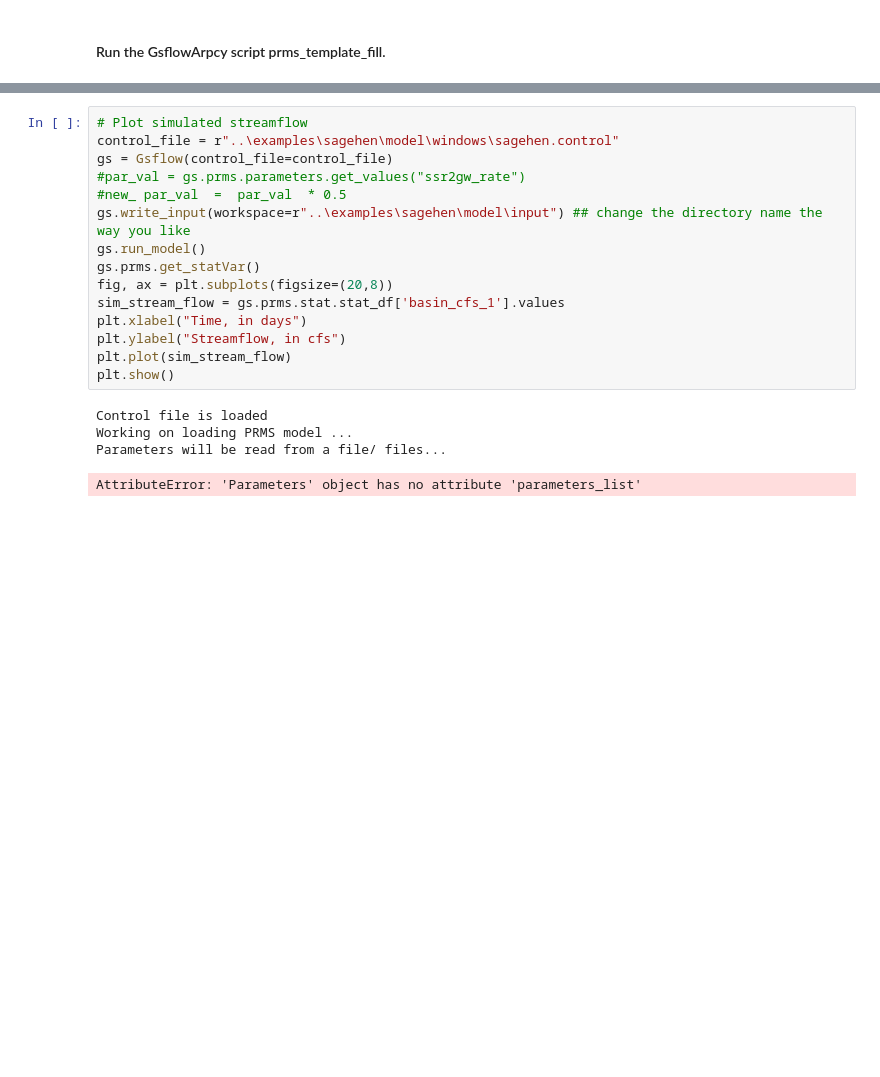
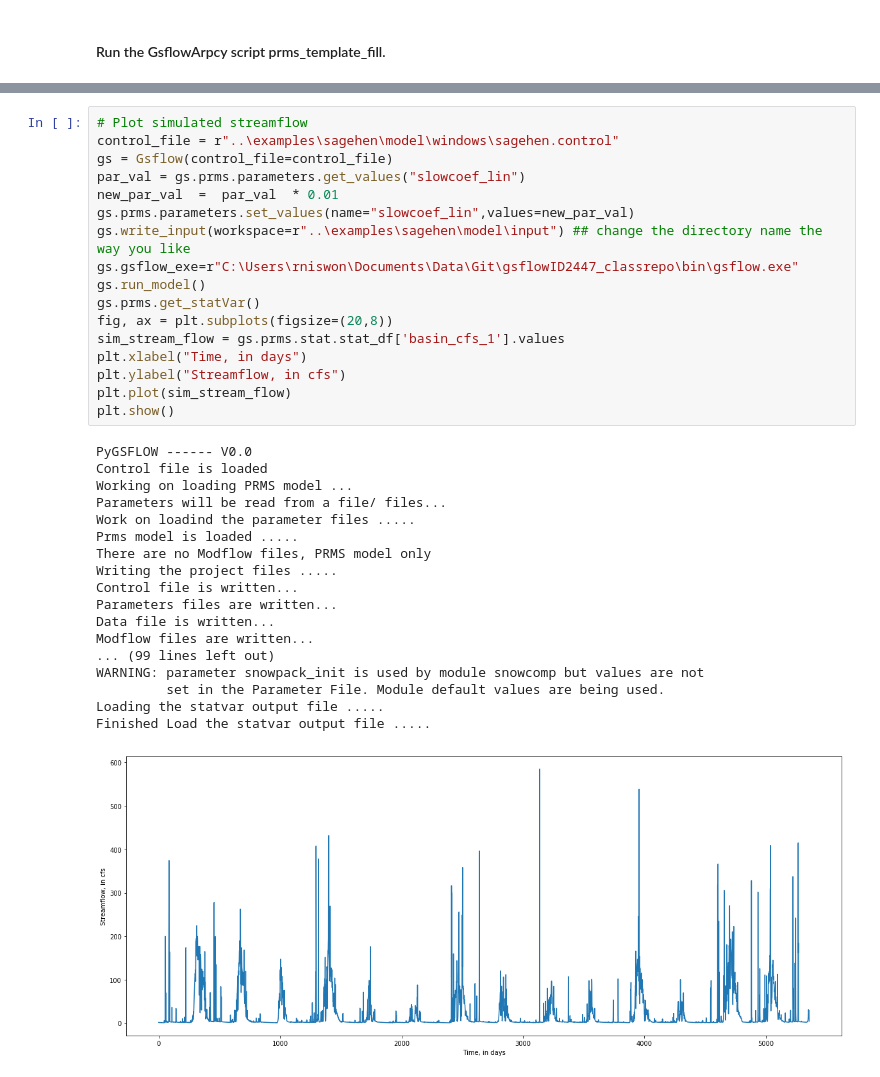
Before and after one commit to rniswon/gsflowID2447_classrepo, a Jupyter notebook: exercises/saghen_prms/notebook/9_impervious_parameters.ipynb, the cells around one changed output, grey strips where cells are left out. Saved outputs shown, nothing was run; the diff lists cells and outputs as text; blank space fills up the shorter version.

Commit message:
all GsflowArcpy notebooks are working including running prms and using pyGSFLOW

```diff
--- a/exercises/saghen_prms/notebook/9_impervious_parameters.ipynb
+++ b/exercises/saghen_prms/notebook/9_impervious_parameters.ipynb
@@ -97,20 +95,36 @@ os.system(cmd)
 # %%
 # Plot simulated streamflow
 control_file = r"..\examples\sagehen\model\windows\sagehen.control"
 gs = Gsflow(control_file=control_file)
-#par_val = gs.prms.parameters.get_values("ssr2gw_rate")
-#new_ par_val  =  par_val  * 0.5
+par_val = gs.prms.parameters.get_values("slowcoef_lin")
+new_par_val  =  par_val  * 0.01
+gs.prms.parameters.set_values(name="slowcoef_lin",values=new_par_val)
 gs.write_input(workspace=r"..\examples\sagehen\model\input") ## change the directory name the way you like
+gs.gsflow_exe=r"C:\Users\rniswon\Documents\Data\Git\gsflowID2447_classrepo\bin\gsflow.exe"
 gs.run_model()
 gs.prms.get_statVar()
 fig, ax = plt.subplots(figsize=(20,8))
 sim_stream_flow = gs.prms.stat.stat_df['basin_cfs_1'].values
 plt.xlabel("Time, in days")
 plt.ylabel("Streamflow, in cfs")
 plt.plot(sim_stream_flow)
 plt.show()
 # %% [output]
+PyGSFLOW ------ V0.0
 Control file is loaded
 Working on loading PRMS model ...
 Parameters will be read from a file/ files...
+Work on loadind the parameter files .....
+Prms model is loaded .....
+There are no Modflow files, PRMS model only
+Writing the project files .....
+Control file is written...
+Parameters files are written...
+Data file is written...
+Modflow files are written...
+... (99 lines left out)
+WARNING: parameter snowpack_init is used by module snowcomp but values are not
+         set in the Parameter File. Module default values are being used.
+Loading the statvar output file .....
+Finished Load the statvar output file .....
-AttributeError: 'Parameters' object has no attribute 'parameters_list'
+[figure, added]
```
Also changed, not shown: parts of 5 cells of this notebook, 8 other files.
